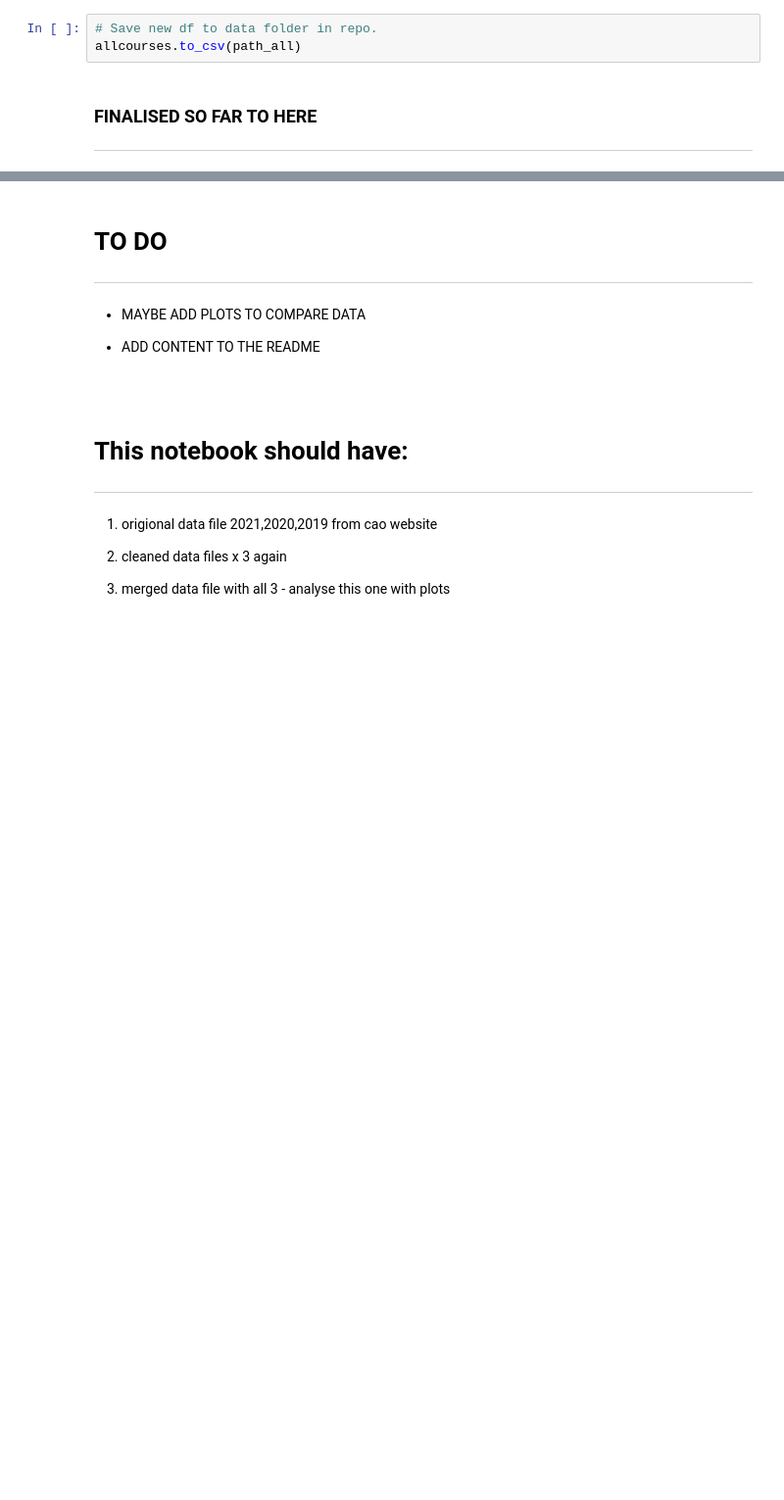
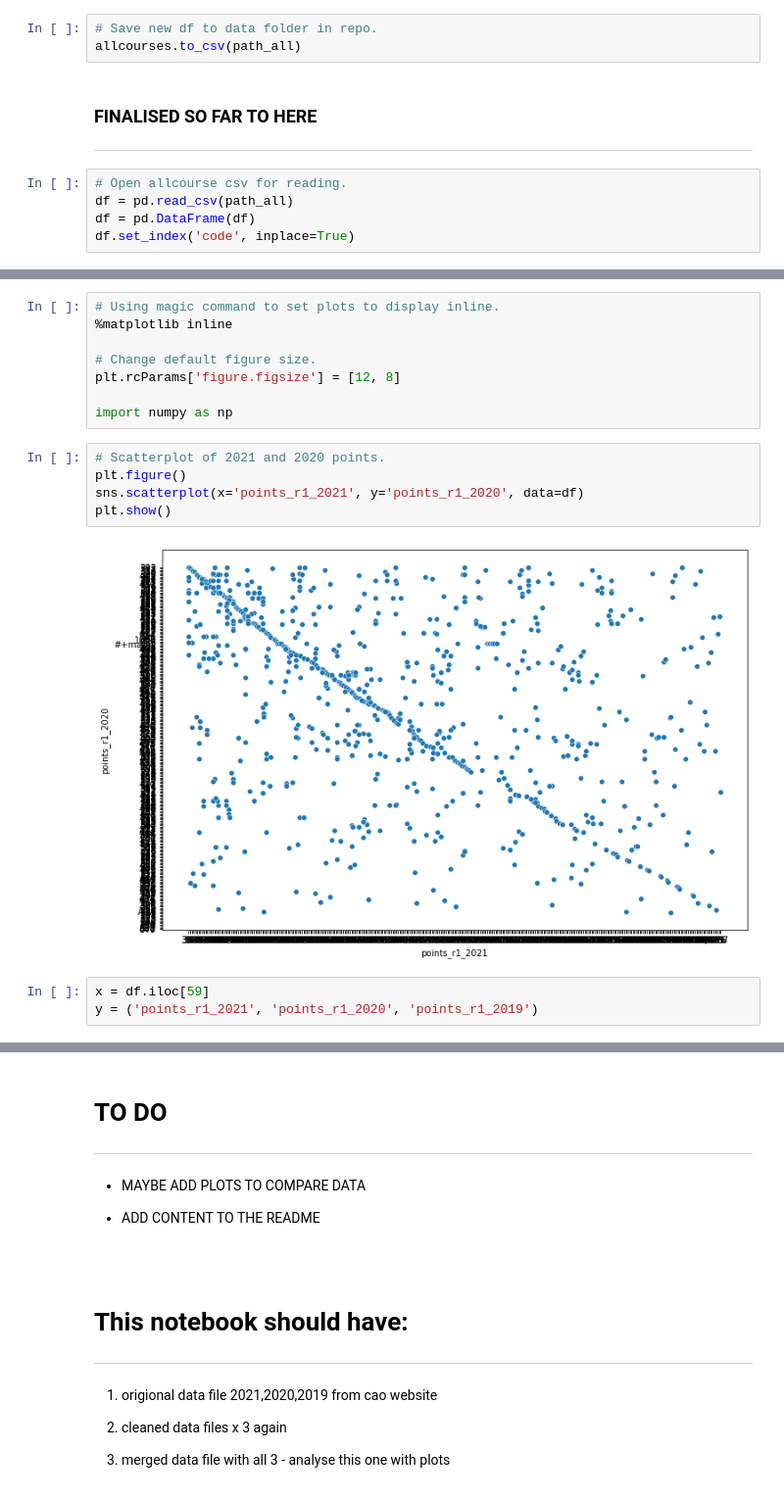
Before and after one commit to SarahMcN25/fundamentals, a Jupyter notebook: cao.ipynb, the cells around one changed output, grey strips where cells are left out. Shown at 98% size. Cells and saved outputs as stored; diff of their text form; blank space fills up the shorter version.

Commit message:
began analysis and started plotting

```diff
--- a/cao.ipynb
+++ b/cao.ipynb
@@ -984,3 +991,8 @@ allcourses.to_csv(path_all)
 ### **FINALISED SO FAR TO HERE**
 
 ***
+# %%
+# Open allcourse csv for reading.
+df = pd.read_csv(path_all)
+df = pd.DataFrame(df)
+df.set_index('code', inplace=True)
@@ -986,0 +1037,18 @@ allcourses.to_csv(path_all)
+# %%
+# Using magic command to set plots to display inline.
+%matplotlib inline
+
+# Change default figure size.
+plt.rcParams['figure.figsize'] = [12, 8]
+
+import numpy as np
+# %%
+# Scatterplot of 2021 and 2020 points.
+plt.figure()
+sns.scatterplot(x='points_r1_2021', y='points_r1_2020', data=df)
+plt.show()
+# %% [output]
+[figure, added]
+# %%
+x = df.iloc[59]
+y = ('points_r1_2021', 'points_r1_2020', 'points_r1_2019')
```
Also changed, not shown: parts of 9 cells of this notebook, 52 other files.
